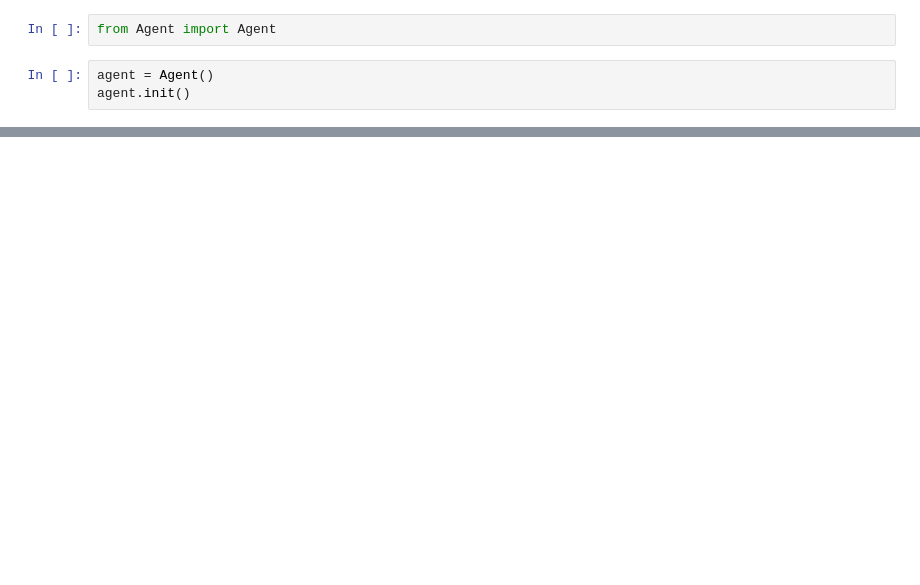
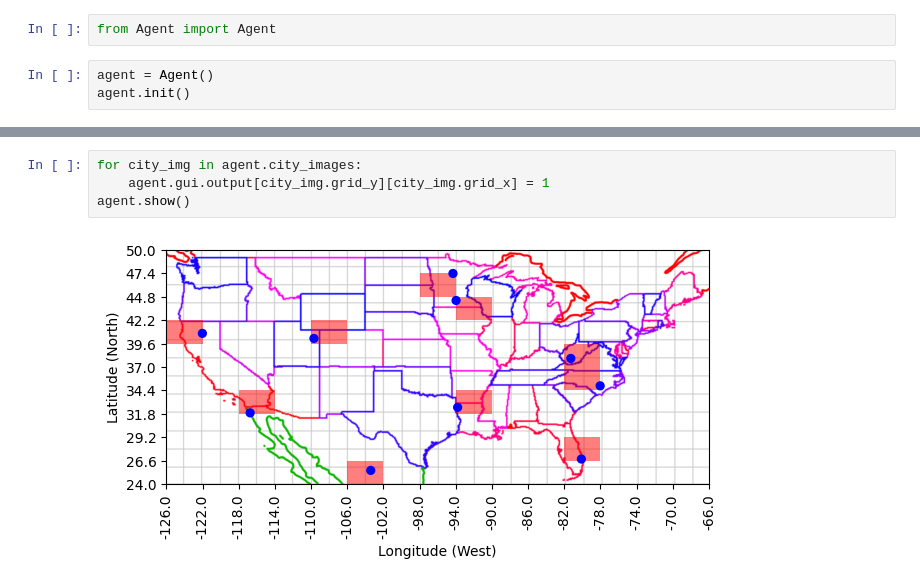
Before and after one commit to aethom00/Geoguessr442, a Jupyter notebook: display.ipynb, the cells around one changed output, grey strips where cells are left out. Cells and saved outputs as stored; diff of their text form; blank space fills up the shorter version.

Commit message:
Added detection for boxes for CityImage

```diff
--- a/display.ipynb
+++ b/display.ipynb
@@ -29,0 +26,6 @@ agent.show()
+# %%
+for city_img in agent.city_images:
+    agent.gui.output[city_img.grid_y][city_img.grid_x] = 1
+agent.show()
+# %% [output]
+[figure, added]
```
Also changed, not shown: parts of 2 cells of this notebook, 3 other files.
